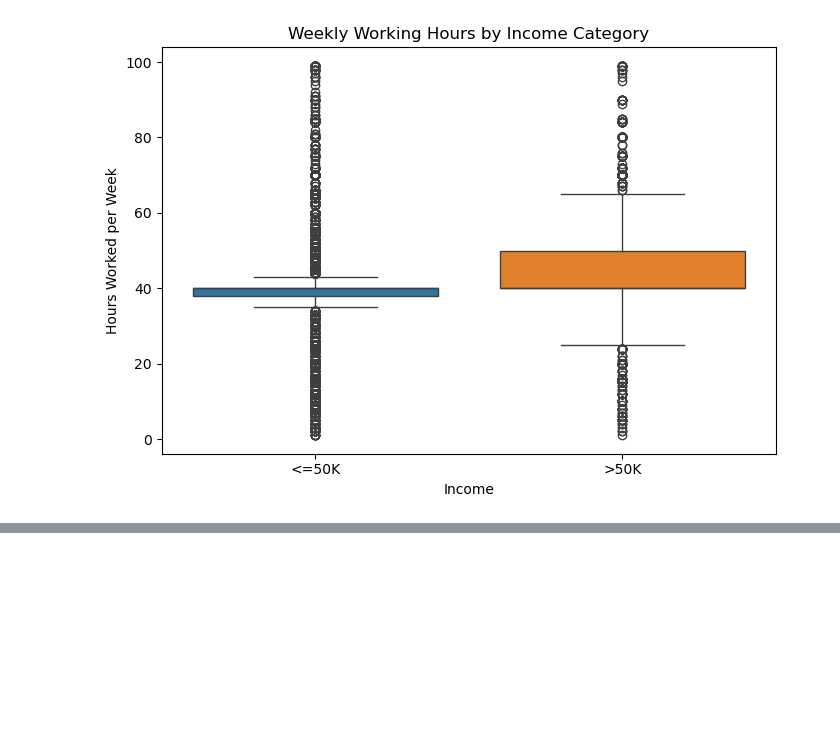
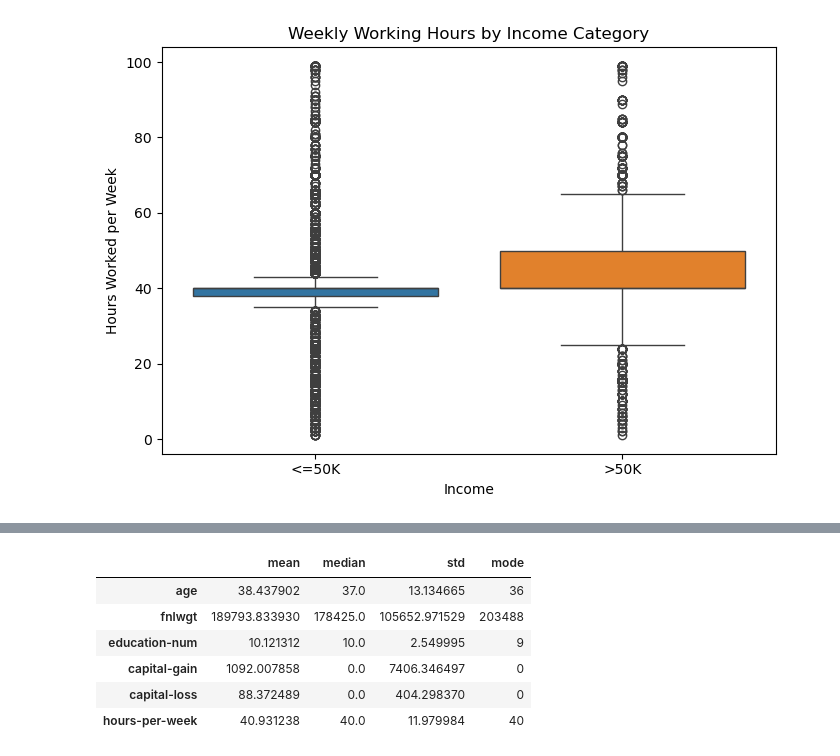
Before and after one commit to 2021251-sys/Machine-Learning, a Jupyter notebook: adult.ipynb, the cells around one changed output, grey strips where cells are left out. Drawn from its saved outputs; the diff is of its cells as text; code cells hidden in the pictures; blank space fills up the shorter version.

```diff
--- a/adult.ipynb
+++ b/adult.ipynb
@@ -312,0 +340,22 @@ plt.show()
+# %%
+# Select numerical columns
+numerical_columns = df.select_dtypes(include="number").columns
+
+# Calculate descriptive statistics
+descriptive_stats = df[numerical_columns].agg(
+    ['mean', 'median', 'std']
+).T
+
+# Calculate mode
+descriptive_stats['mode'] = df[numerical_columns].mode().iloc[0]
+
+# Display results
+descriptive_stats
+# %% [output]
+|  | mean | median | std | mode |
+| age | 38.437902 | 37.0 | 13.134665 | 36 |
+| fnlwgt | 189793.833930 | 178425.0 | 105652.971529 | 203488 |
+| education-num | 10.121312 | 10.0 | 2.549995 | 9 |
+| capital-gain | 1092.007858 | 0.0 | 7406.346497 | 0 |
+| capital-loss | 88.372489 | 0.0 | 404.298370 | 0 |
+| hours-per-week | 40.931238 | 40.0 | 11.979984 | 40 |
```
Also changed, not shown: parts of 9 cells of this notebook, 1 other file.
